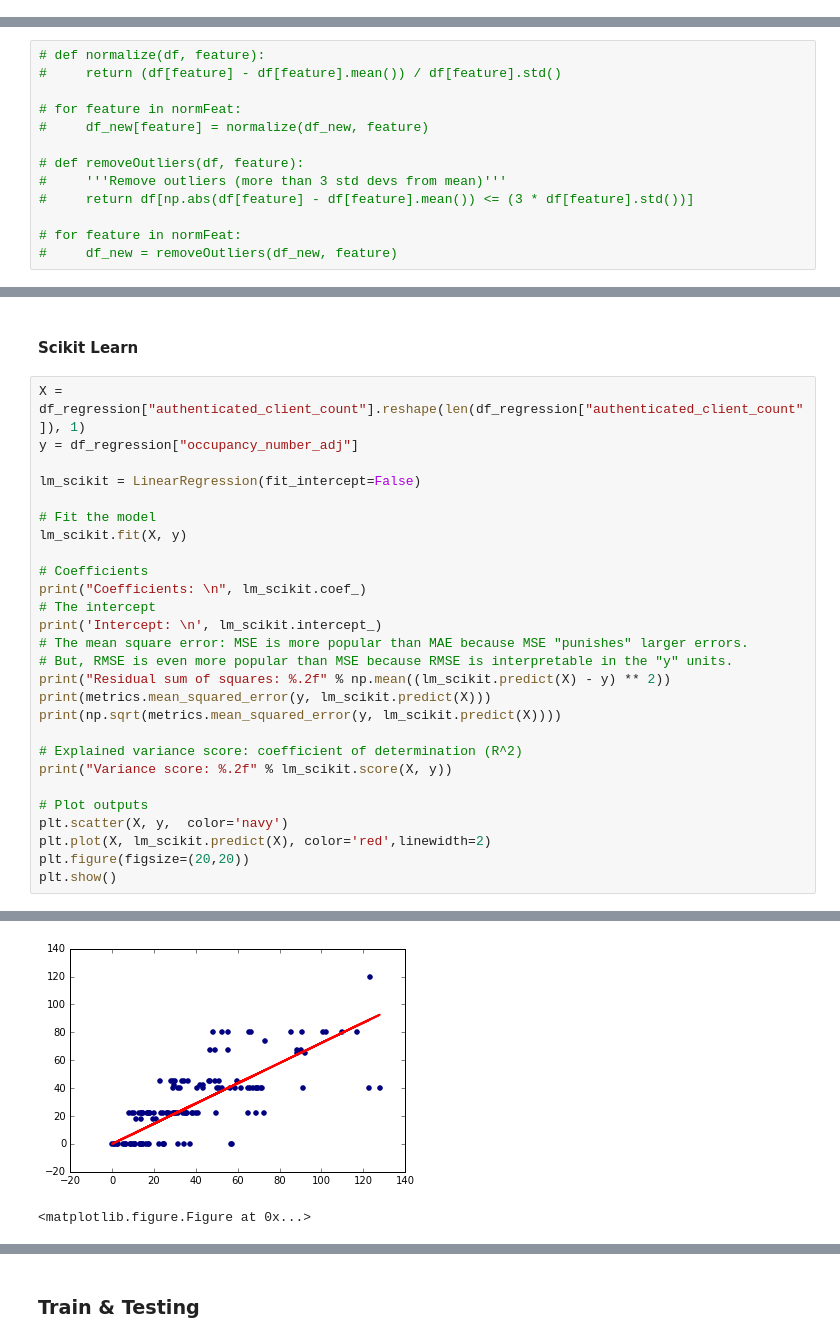
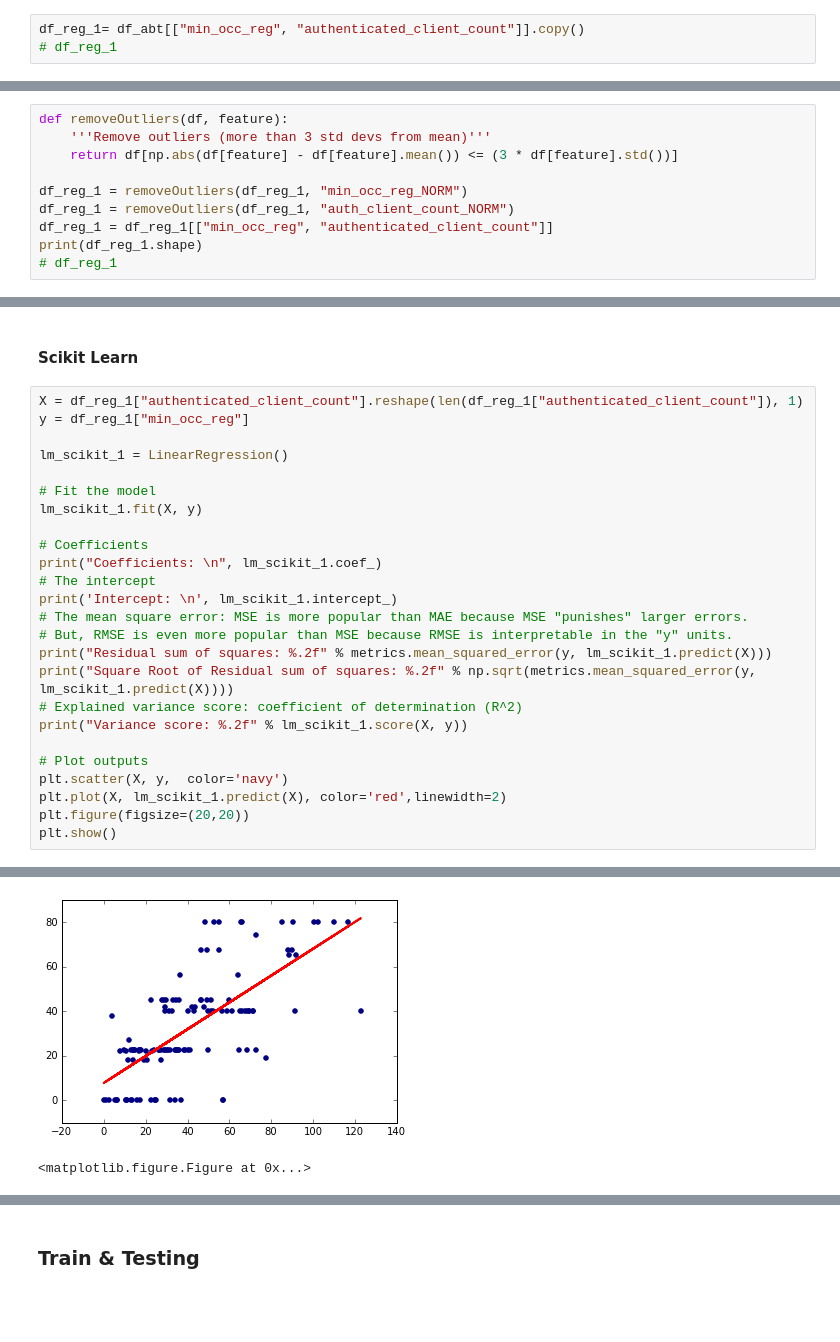
Before and after one commit to ConorSheehan1/ReSTimator_Team1100, a Jupyter notebook: app/project/Untitled.ipynb, the cells around one changed output, grey strips where cells are left out. Saved outputs shown, nothing was run; the diff lists cells and outputs as text; blank space fills up the shorter version.

```diff
--- a/app/project/Untitled.ipynb
+++ b/app/project/Untitled.ipynb
@@ -477,0 +187,3 @@ df_regression
+# %%
+df_reg_1= df_abt[["min_occ_reg", "authenticated_client_count"]].copy()
+# df_reg_1
@@ -480,13 +219,10 @@ df_regression
 # %%
-# def normalize(df, feature):
-#     return (df[feature] - df[feature].mean()) / df[feature].std()
+def removeOutliers(df, feature):
+    '''Remove outliers (more than 3 std devs from mean)'''
+    return df[np.abs(df[feature] - df[feature].mean()) <= (3 * df[feature].std())]
 
-# for feature in normFeat:
-#     df_new[feature] = normalize(df_new, feature)
-
-# def removeOutliers(df, feature):
-#     '''Remove outliers (more than 3 std devs from mean)'''
-#     return df[np.abs(df[feature] - df[feature].mean()) <= (3 * df[feature].std())]
-
-# for feature in normFeat:
-#     df_new = removeOutliers(df_new, feature)
+df_reg_1 = removeOutliers(df_reg_1, "min_occ_reg_NORM")
+df_reg_1 = removeOutliers(df_reg_1, "auth_client_count_NORM")
+df_reg_1 = df_reg_1[["min_occ_reg", "authenticated_client_count"]]
+print(df_reg_1.shape)
+# df_reg_1
@@ -555,30 +288,28 @@ Warnings:
 # %% [markdown]
 #### Scikit Learn
 # %%
-X = df_regression["authenticated_client_count"].reshape(len(df_regression["authenticated_client_count"]), 1)
-y = df_regression["occupancy_number_adj"]
+X = df_reg_1["authenticated_client_count"].reshape(len(df_reg_1["authenticated_client_count"]), 1)
+y = df_reg_1["min_occ_reg"]
 
-lm_scikit = LinearRegression(fit_intercept=False)
+lm_scikit_1 = LinearRegression()
 
 # Fit the model
-lm_scikit.fit(X, y)
+lm_scikit_1.fit(X, y)
 
 # Coefficients
-print("Coefficients: \n", lm_scikit.coef_)
+print("Coefficients: \n", lm_scikit_1.coef_)
 # The intercept
-print('Intercept: \n', lm_scikit.intercept_)
+print('Intercept: \n', lm_scikit_1.intercept_)
 # The mean square error: MSE is more popular than MAE because MSE "punishes" larger errors.
 # But, RMSE is even more popular than MSE because RMSE is interpretable in the "y" units.
-print("Residual sum of squares: %.2f" % np.mean((lm_scikit.predict(X) - y) ** 2))
-print(metrics.mean_squared_error(y, lm_scikit.predict(X)))
-print(np.sqrt(metrics.mean_squared_error(y, lm_scikit.predict(X))))
-
+print("Residual sum of squares: %.2f" % metrics.mean_squared_error(y, lm_scikit_1.predict(X)))
+print("Square Root of Residual sum of squares: %.2f" % np.sqrt(metrics.mean_squared_error(y, lm_scikit_1.predict(X))))
 # Explained variance score: coefficient of determination (R^2)
-print("Variance score: %.2f" % lm_scikit.score(X, y))
+print("Variance score: %.2f" % lm_scikit_1.score(X, y))
 
 # Plot outputs
 plt.scatter(X, y,  color='navy')
-plt.plot(X, lm_scikit.predict(X), color='red',linewidth=2)
+plt.plot(X, lm_scikit_1.predict(X), color='red',linewidth=2)
 plt.figure(figsize=(20,20))
 plt.show()
 # %% [output]
@@ -593,3 +323,3 @@ Variance score: 0.55
-[figure, old version]
+[figure, new version]
 <matplotlib.figure.Figure at 0x...>
 # %%
```
Also changed, not shown: parts of 84 cells of this notebook, 4 other files.
